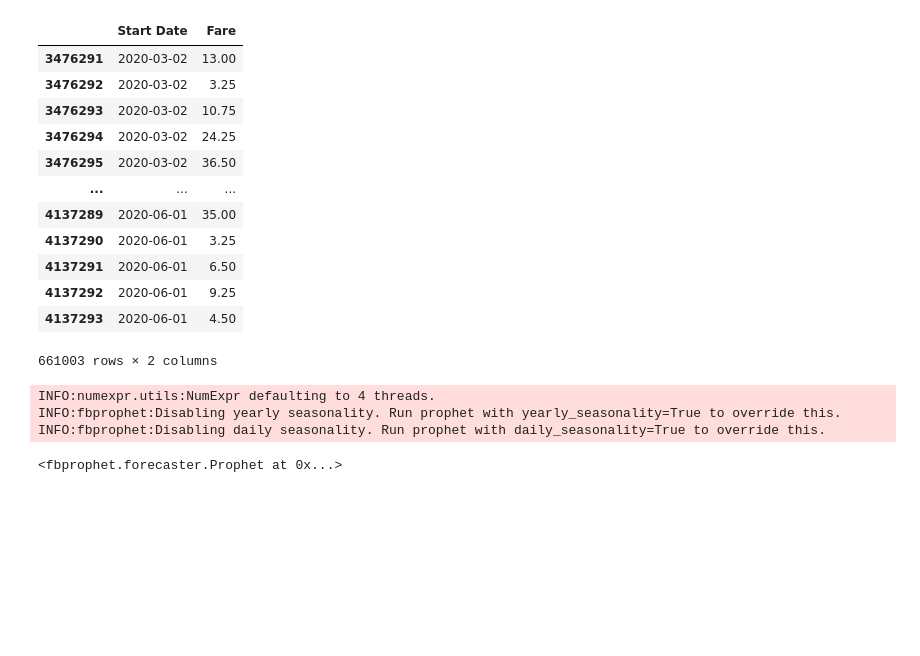
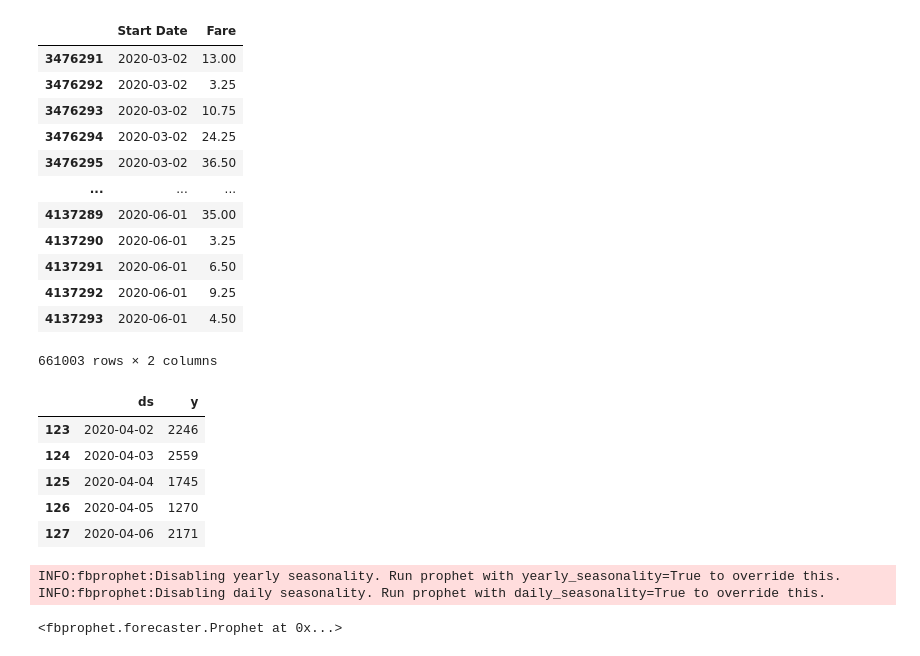
Before and after one commit to OleksiyAnokhin/UChicago-COVID-Hackathon, a Jupyter notebook: UChicago COVID-19 Hackathon.ipynb, the cells around one changed output. Cells and saved outputs as stored; diff of their text form; code cells hidden in the pictures; blank space fills up the shorter version.

```diff
--- a/UChicago COVID-19 Hackathon.ipynb
+++ b/UChicago COVID-19 Hackathon.ipynb
@@ -1208,0 +1211,17 @@ fares_data_covid = fares_data_covid.rename(columns = {'Start Date': 'ds', 'Fare'
+# %%
+# Create a dataset for ts (April - June)
+taxi_2020_by_day['Start_date'] = pd.to_datetime(taxi_2020_by_day['Start_date'])
+rides_data_covid_new = taxi_2020_by_day[(taxi_2020_by_day['Start_date'] > '2020-04-01') & (taxi_2020_by_day['Start_date'] <= '2020-06-15')]
+rides_data_covid_new.head()
+rides_data_covid_new.dtypes
+rides_data_covid_new = rides_data_covid_new[['Start_date', 'Count']]
+rides_data_covid_new.dtypes
+rides_data_covid_new = rides_data_covid_new.rename(columns = {'Start_date': 'ds', 'Count': 'y'})
+rides_data_covid_new.head()
+# %% [output]
+|  | ds | y |
+| 123 | 2020-04-02 | 2246 |
+| 124 | 2020-04-03 | 2559 |
+| 125 | 2020-04-04 | 1745 |
+| 126 | 2020-04-05 | 1270 |
+| 127 | 2020-04-06 | 2171 |
@@ -1213,9 +1239,8 @@ m = Prophet()
 # We fit the model by instantiating a new Prophet object.
 # Any settings to the forecasting procedure are passed into the constructor.
 # Then you call its fit method and pass in the historical dataframe. Fitting should take 1-5 seconds.
-m.fit(fares_data_covid)
+m.fit(rides_data_covid_new)
 # %% [output]
-INFO:numexpr.utils:NumExpr defaulting to 4 threads.
 INFO:fbprophet:Disabling yearly seasonality. Run prophet with yearly_seasonality=True to override this.
 INFO:fbprophet:Disabling daily seasonality. Run prophet with daily_seasonality=True to override this.
 <fbprophet.forecaster.Prophet at 0x...>
```
Also changed, not shown: parts of 11 cells of this notebook.
